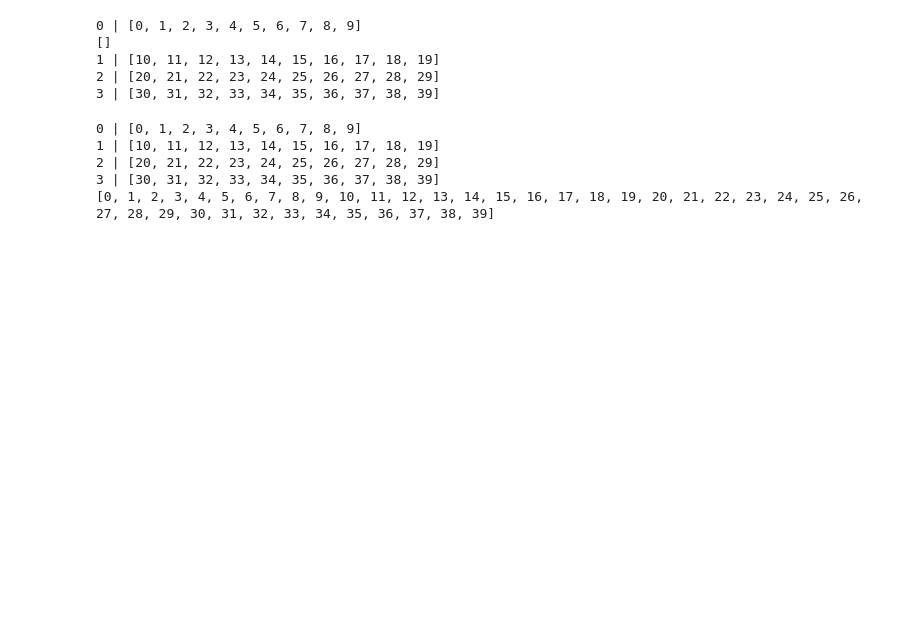
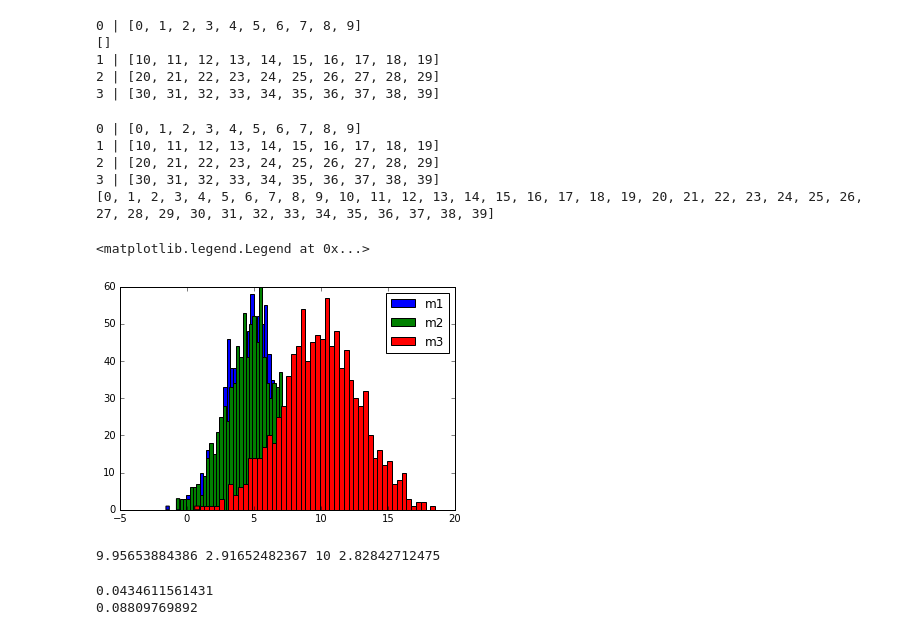
Before and after one commit to vfdev-5/Santas-Uncertain-Bags, a Jupyter notebook: notebooks/tests.ipynb, the cells around one changed output. Drawn from its saved outputs; the diff is of its cells as text; code cells hidden in the pictures; blank space fills up the shorter version.

```diff
--- a/notebooks/tests.ipynb
+++ b/notebooks/tests.ipynb
@@ -74,0 +77,6 @@ print result
+# %%
+m1 = np.random.normal(5, 2, 1000)
+m2 = np.random.normal(5, 2, 1000)
+m3 = m1 + m2
+mu = 5 + 5
+sigma = np.sqrt(2**2 + 2**2)
@@ -74,0 +86,19 @@ print result
+# %%
+plt.figure()
+_ = plt.hist(m1, bins=50, label='m1')
+_ = plt.hist(m2, bins=50, label='m2')
+_ = plt.hist(m3, bins=50, label='m3')
+plt.legend()
+# %% [output]
+<matplotlib.legend.Legend at 0x...>
+[figure, added]
+# %%
+print np.mean(m3), np.std(m3, ddof=1), mu, sigma
+# %% [output]
+9.95653884386 2.91652482367 10 2.82842712475
+# %%
+print abs(mu - np.mean(m3))
+print abs(sigma - np.std(m3, ddof=1))
+# %% [output]
+0.0434611561431
+0.08809769892
```
Also changed, not shown: parts of 7 cells of this notebook, 6 other files.
